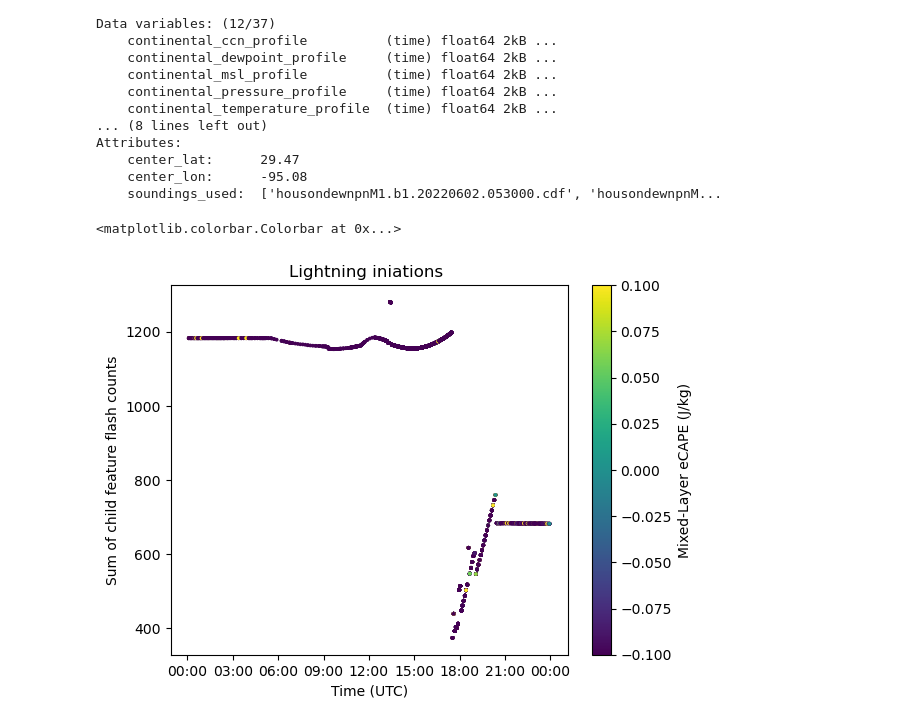
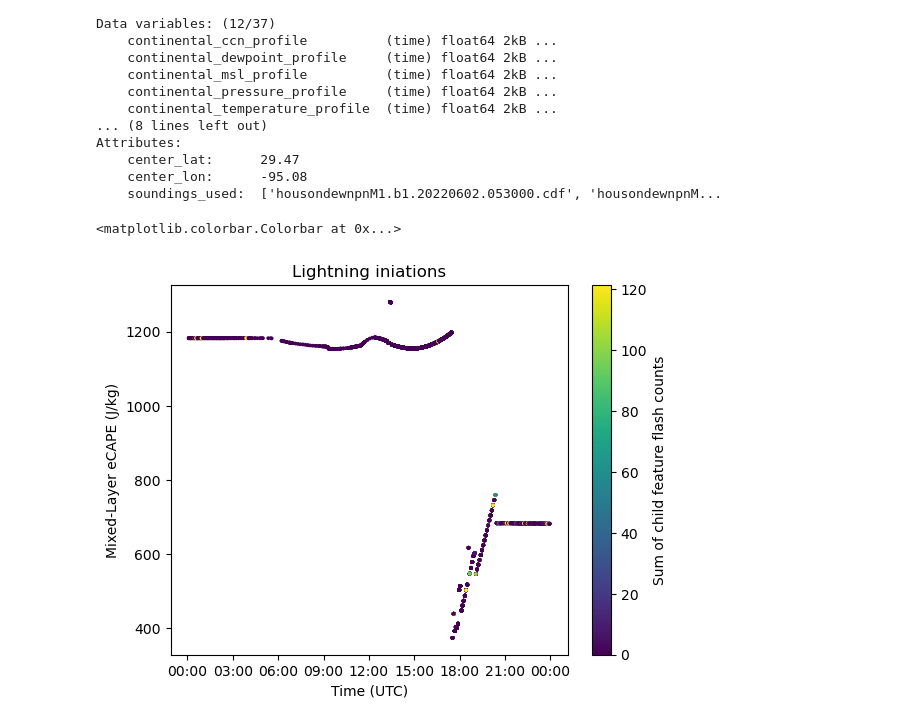
Before and after one commit to wx4stg/tracer-analysis, a Jupyter notebook: agu.ipynb, the cells around one changed output. Drawn from its saved outputs; the diff is of its cells as text; code cells hidden in the pictures.

```diff
--- a/agu.ipynb
+++ b/agu.ipynb
@@ -184,7 +184,7 @@ ax.set_xlim(start_time, end_time)
 ax.set_ylabel(r'CCN Concentration ($cm^{-3}$)')
 ax.set_xlabel('Time (UTC)')
 ax.xaxis.set_major_formatter(pltdates.DateFormatter('%H:%M'))
-ax.set_title(f'ARM La Porte CCN Counter\n{date_i_want.strftime("%Y-%m-%d")}')
+ax.set_title(f'ARM La Porte CCN Counter\nRamping Mode Averaged, 0.6% supersaturation\n{date_i_want.strftime("%Y-%m-%d")}')
 ax.legend(loc='lower right')
 # %% [output]
 <matplotlib.legend.Legend at 0x...>
@@ -439,15 +439,15 @@ max_ecape = 1500
 # %%
 fig, ax = plt.subplots()
 for track in track_ds_side.track:
     this_track = track_ds_side.sel(track=track)
     sct = ax.scatter(this_track.time, this_track.track_mlecape, c=this_track.track_flash_count, s=3, label='Mixed-Layer eCAPE')
 ax.xaxis.set_major_formatter(pltdates.DateFormatter('%H:%M'))
 ax.set_xlabel('Time (UTC)')
-ax.set_ylabel('Sum of child feature flash counts')
-ax.set_title('Lightning iniations ')
-fig.colorbar(sct, label='Mixed-Layer eCAPE (J/kg)')
+ax.set_ylabel('Mixed-Layer eCAPE (J/kg)')
+ax.set_title('Lightning iniations')
+fig.colorbar(sct, label='Sum of child feature flash counts')
 
 # ax.scatter(track_ds_side.time.data, track_ds_side.track_flash_count)
 # %% [output]
 <matplotlib.colorbar.Colorbar at 0x...>
-[figure, old version]
+[figure, new version]
```
Also changed, not shown: parts of 4 cells of this notebook, 2 other files.
